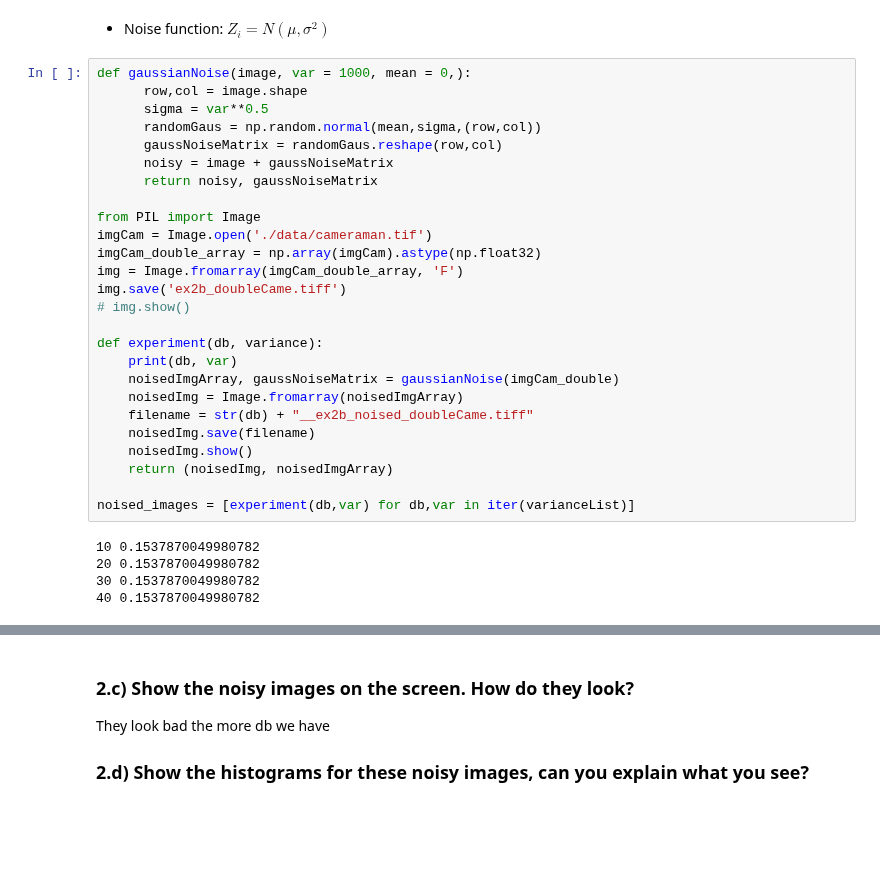
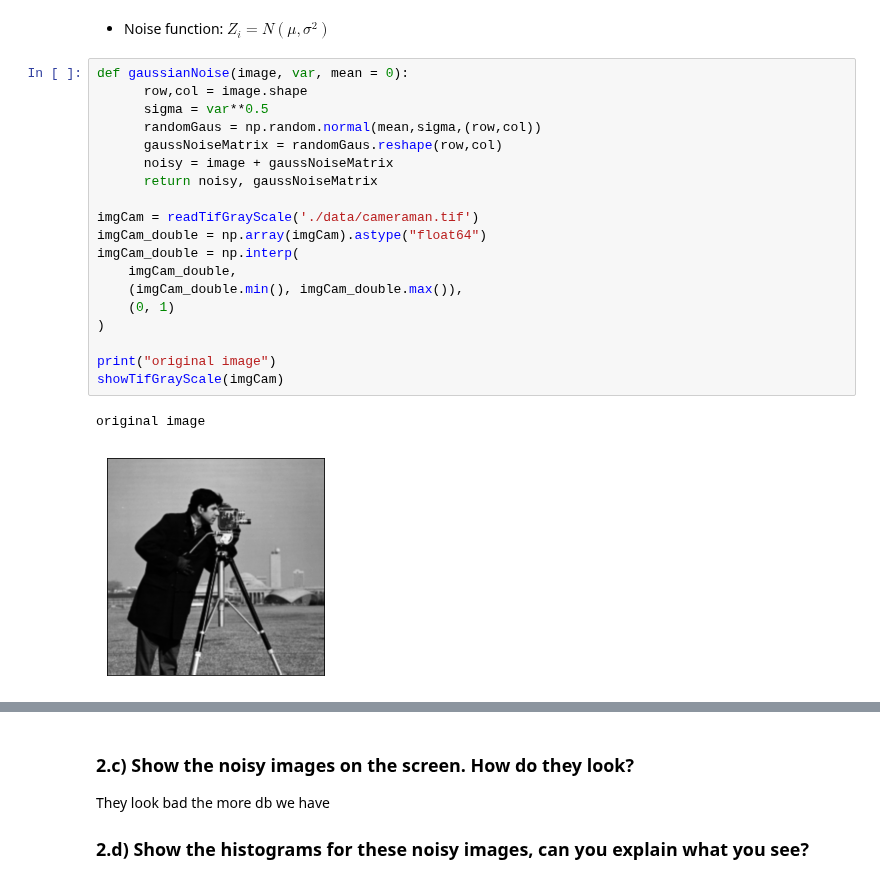
Before and after one commit to partizanos/advanced_image_processing, a Jupyter notebook: TP/TP1/solution/TP1_notebook.ipynb, the cells around one changed output, grey strips where cells are left out. Cells and saved outputs as stored; diff of their text form; blank space fills up the shorter version.

```diff
--- a/TP/TP1/solution/TP1_notebook.ipynb
+++ b/TP/TP1/solution/TP1_notebook.ipynb
@@ -158,33 +147,24 @@ varianceList
 - Noise function:
 $Z_i= N(\mu, \sigma ^2 )$
 # %%
-def gaussianNoise(image, var = 1000, mean = 0,):
+def gaussianNoise(image, var, mean = 0):
       row,col = image.shape
       sigma = var**0.5
       randomGaus = np.random.normal(mean,sigma,(row,col))
       gaussNoiseMatrix = randomGaus.reshape(row,col)
       noisy = image + gaussNoiseMatrix
       return noisy, gaussNoiseMatrix
 
-from PIL import Image
-imgCam = Image.open('./data/cameraman.tif')
-imgCam_double_array = np.array(imgCam).astype(np.float32)
-img = Image.fromarray(imgCam_double_array, 'F')
-img.save('ex2b_doubleCame.tiff')
-# img.show()
+imgCam = readTifGrayScale('./data/cameraman.tif')
+imgCam_double = np.array(imgCam).astype("float64")
+imgCam_double = np.interp(
+    imgCam_double,
+    (imgCam_double.min(), imgCam_double.max()),
+    (0, 1)
+)
 
-def experiment(db, variance):
-    print(db, var)
-    noisedImgArray, gaussNoiseMatrix = gaussianNoise(imgCam_double)
-    noisedImg = Image.fromarray(noisedImgArray)
-    filename = str(db) + "__ex2b_noised_doubleCame.tiff"
-    noisedImg.save(filename)
-    noisedImg.show()
-    return (noisedImg, noisedImgArray)
-
-noised_images = [experiment(db,var) for db,var in iter(varianceList)]
+print("original image")
+showTifGrayScale(imgCam)
 # %% [output]
-10 0.1537870049980782
-20 0.1537870049980782
-30 0.1537870049980782
-40 0.1537870049980782
+original image
+[figure, added]
```
Also changed, not shown: parts of 15 cells of this notebook, 6 other files.
